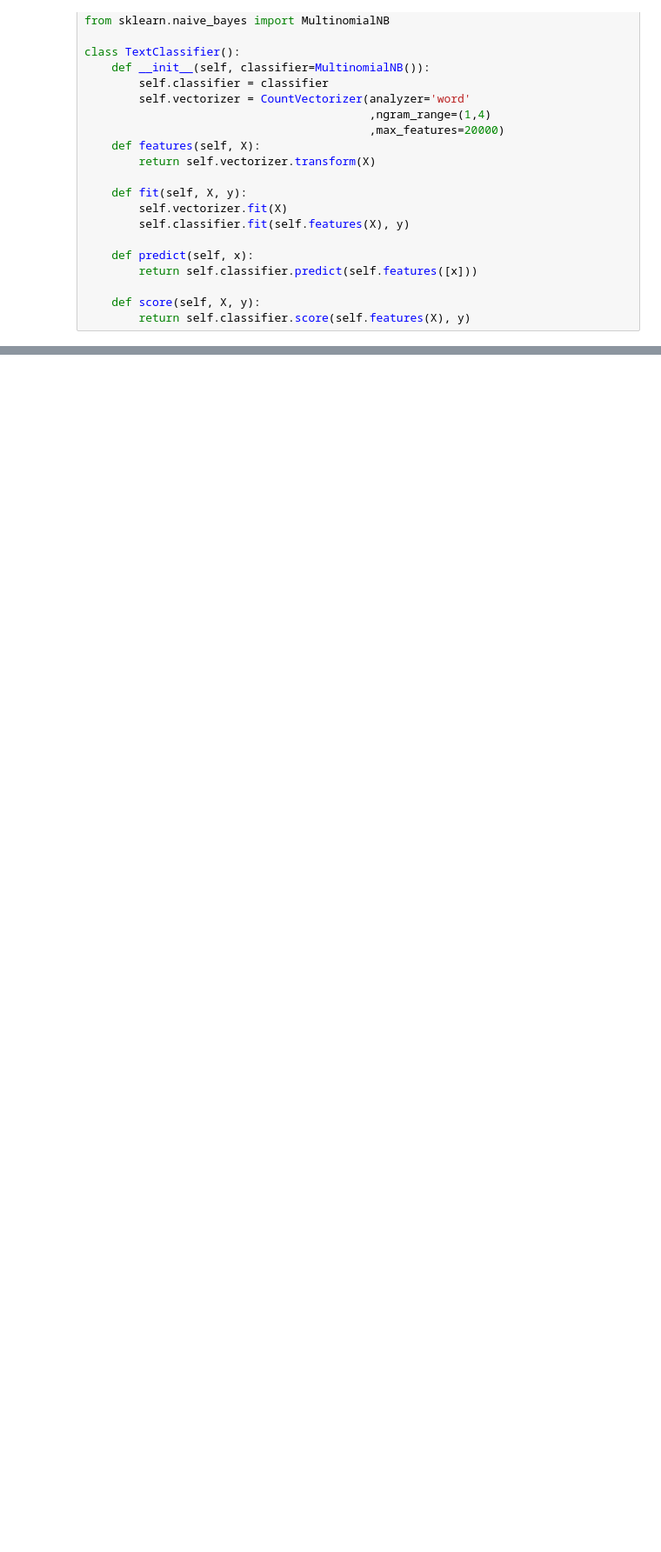
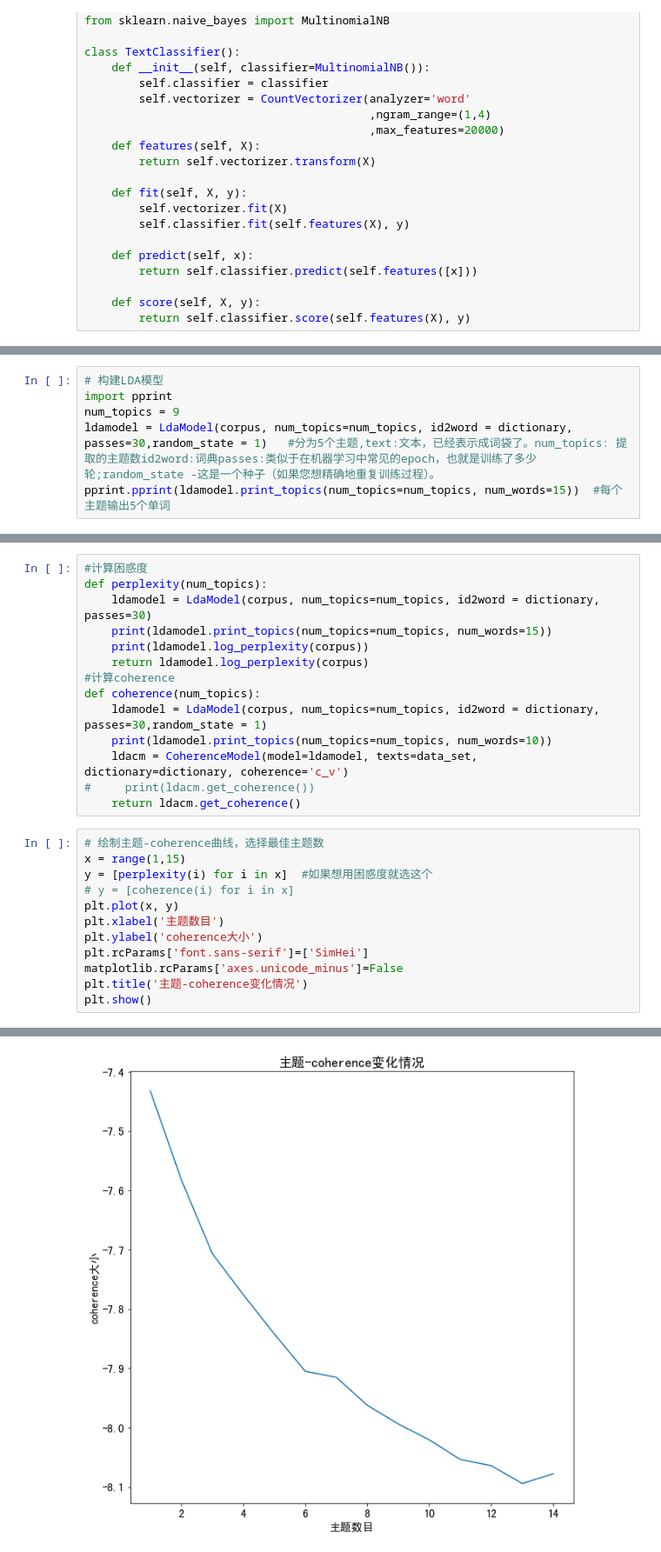
Before and after one commit to iphysresearch/TOP250movie_douban, a Jupyter notebook: data_cleaning&feature_engineering/Filting.ipynb, the cells around one changed output, grey strips where cells are left out. Shown at 87% size. Drawn from its saved outputs; the diff is of its cells as text; blank space fills up the shorter version.

```diff
--- a/data_cleaning&feature_engineering/Filting.ipynb
+++ b/data_cleaning&feature_engineering/Filting.ipynb
@@ -1251,0 +1038,6 @@ temp0.head(10)
+# %%
+# 构建LDA模型
+import pprint
+num_topics = 9
+ldamodel = LdaModel(corpus, num_topics=num_topics, id2word = dictionary, passes=30,random_state = 1)   #分为5个主题,text:文本，已经表示成词袋了。num_topics: 提取的主题数id2word:词典passes:类似于在机器学习中常见的epoch，也就是训练了多少轮;random_state -这是一个种子（如果您想精确地重复训练过程）。
+pprint.pprint(ldamodel.print_topics(num_topics=num_topics, num_words=15))  #每个主题输出5个单词
@@ -1251,0 +1062,27 @@ temp0.head(10)
+# %%
+#计算困惑度
+def perplexity(num_topics):
+    ldamodel = LdaModel(corpus, num_topics=num_topics, id2word = dictionary, passes=30)
+    print(ldamodel.print_topics(num_topics=num_topics, num_words=15))
+    print(ldamodel.log_perplexity(corpus))
+    return ldamodel.log_perplexity(corpus)
+#计算coherence
+def coherence(num_topics):
+    ldamodel = LdaModel(corpus, num_topics=num_topics, id2word = dictionary, passes=30,random_state = 1)
+    print(ldamodel.print_topics(num_topics=num_topics, num_words=10))
+    ldacm = CoherenceModel(model=ldamodel, texts=data_set, dictionary=dictionary, coherence='c_v')
+#     print(ldacm.get_coherence())
+    return ldacm.get_coherence()
+# %%
+# 绘制主题-coherence曲线，选择最佳主题数
+x = range(1,15)
+y = [perplexity(i) for i in x]  #如果想用困惑度就选这个
+# y = [coherence(i) for i in x]
+plt.plot(x, y)
+plt.xlabel('主题数目')
+plt.ylabel('coherence大小')
+plt.rcParams['font.sans-serif']=['SimHei']
+matplotlib.rcParams['axes.unicode_minus']=False
+plt.title('主题-coherence变化情况')
+plt.show()
+# %% [output]
@@ -1251,0 +1106 @@ temp0.head(10)
+[figure, added]
```
Also changed, not shown: parts of 49 cells of this notebook, 4 other files.
